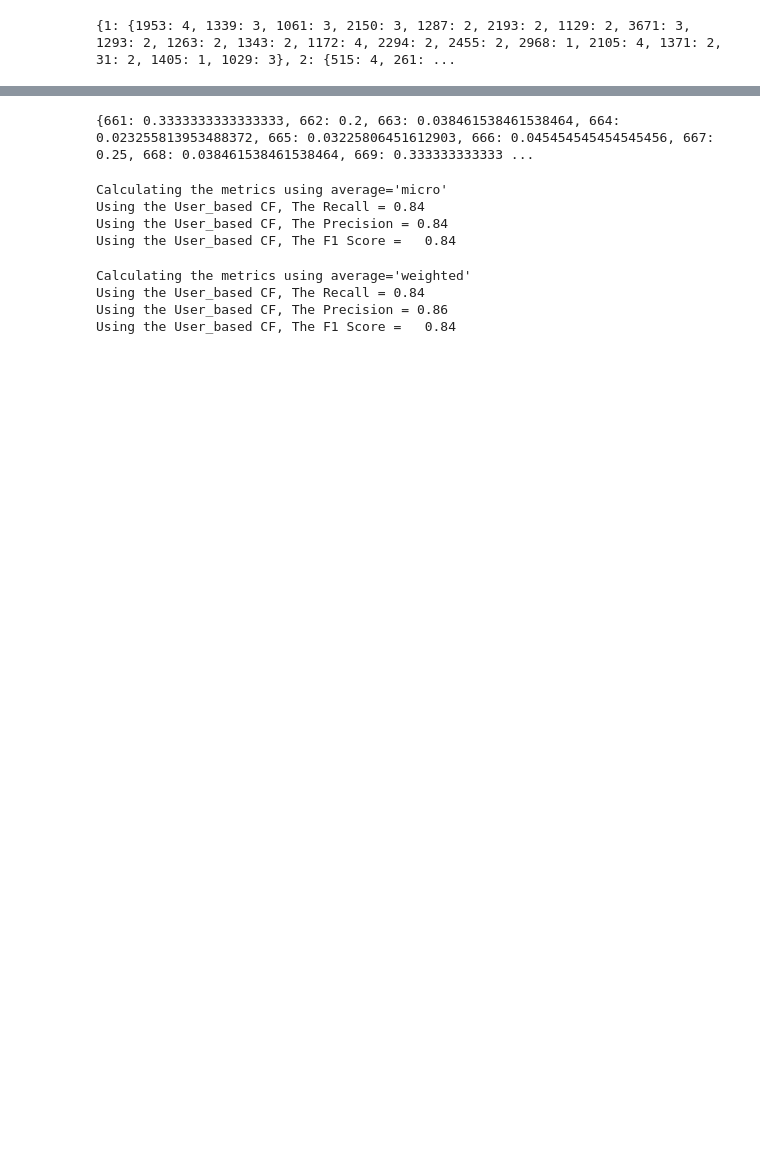
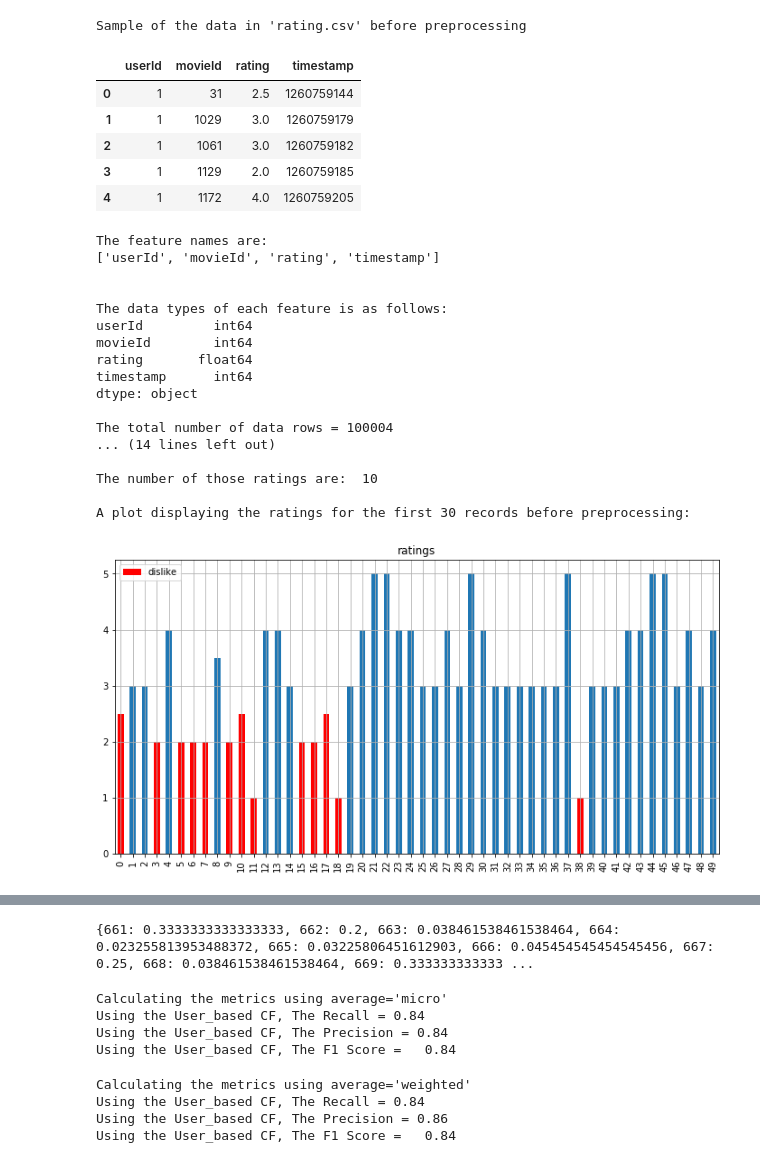
Before and after one commit to AmanyAbdelhalim/Movie-Recommendation-system, a Jupyter notebook: movierecommender.ipynb, the cells around one changed output, grey strips where cells are left out. Cells and saved outputs as stored; diff of their text form; code cells hidden in the pictures; blank space fills up the shorter version.

```diff
--- a/movierecommender.ipynb
+++ b/movierecommender.ipynb
@@ -60,7 +0,0 @@ def preprocessRatingFile():
-# %%
-#preprocessing the 'rating.csv' file
-ratingdata,users=preprocessRatingFile()
-
-# Show an example of records after preprocessing was applied
-print ("\nSample of the ratingdata after preprocessing")
-print (ratingdata.head(5))
@@ -829,7 +0,0 @@ def sim_distance(preferences,user1,user2):
-# %%
-#the benchmark model "User-Based Collaborative Filtering"
-# first I will create a dictionary with the preferences of each of the 700 users
-preferences=userCollaborativeFiltering()
-print (preferences)
-# %% [output]
-{1: {1953: 4, 1339: 3, 1061: 3, 2150: 3, 1287: 2, 2193: 2, 1129: 2, 3671: 3, 1293: 2, 1263: 2, 1343: 2, 1172: 4, 2294: 2, 2455: 2, 2968: 1, 2105: 4, 1371: 2, 31: 2, 1405: 1, 1029: 3}, 2: {515: 4, 261: ...
@@ -846,0 +52,49 @@ for i in tqdm(range(0,len(users))):
+# %%
+# Data Exploration
+# Printing description of the data
+# loading the 'ratings' file into ratingdata
+ratingdata=pd.read_csv('ratings.csv')
+# Show an example of records before preprocessing was applied
+print ("\nSample of the data in 'rating.csv' before preprocessing")
+display (ratingdata.head())
+# Listing the attribute names
+print ("\nThe feature names are:")
+print (list(ratingdata))
+print('\n')
+# Showing the data types of each coulmn (data series)
+print ("The data types of each feature is as follows:")
+print(ratingdata.dtypes)
+print ("\nThe total number of data rows = %i" %(ratingdata.shape[0]))
+print ("\nThe total number of features in the data= %i" %(ratingdata.shape[1]))
+# Total missing values for each feature
+print("\nThe Total missing values for each feature:- ")
+print (ratingdata.isnull().sum())
+#print(ratingdata.describe())
+# Preprocessing the 'rating.csv' file and returning the dataframe after preprocessing and a list of unique users.
+ratingdata,users=preprocessRatingFile(ratingdata)
+# %% [output]
+Sample of the data in 'rating.csv' before preprocessing
+|  | userId | movieId | rating | timestamp |
+| 0 | 1 | 31 | 2.5 | 1260759144 |
+| 1 | 1 | 1029 | 3.0 | 1260759179 |
+| 2 | 1 | 1061 | 3.0 | 1260759182 |
+| 3 | 1 | 1129 | 2.0 | 1260759185 |
+| 4 | 1 | 1172 | 4.0 | 1260759205 |
+The feature names are:
+['userId', 'movieId', 'rating', 'timestamp']
+
+
+The data types of each feature is as follows:
+userId         int64
+movieId        int64
+rating       float64
+timestamp      int64
+dtype: object
+
+The total number of data rows = 100004
+... (14 lines left out)
+
+The number of those ratings are:  10
+
+A plot displaying the ratings for the first 30 records before preprocessing:
+[figure, added]
```
Also changed, not shown: parts of 57 cells of this notebook.
